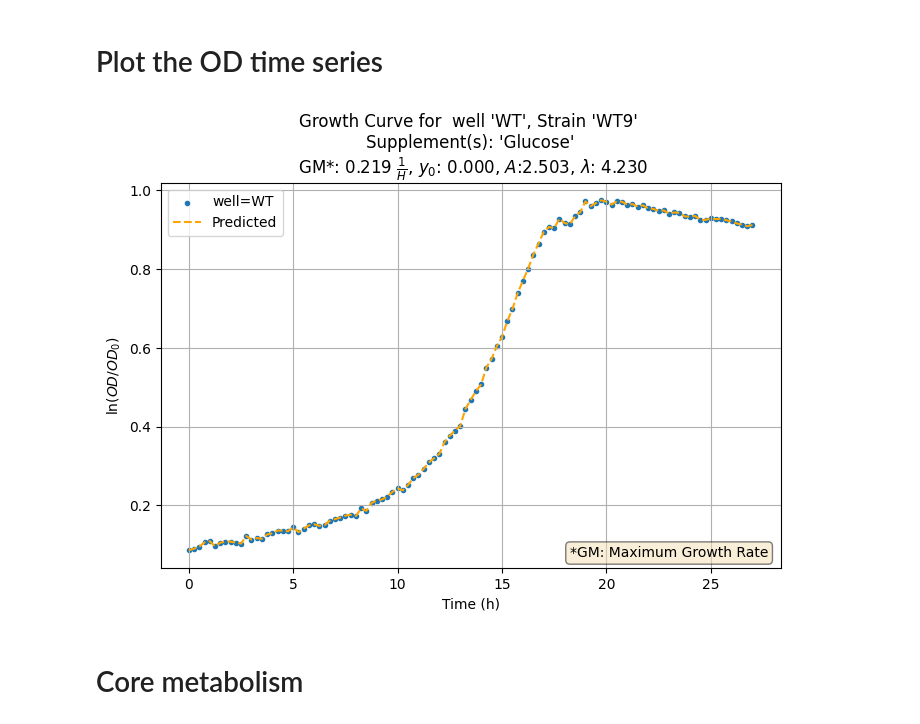
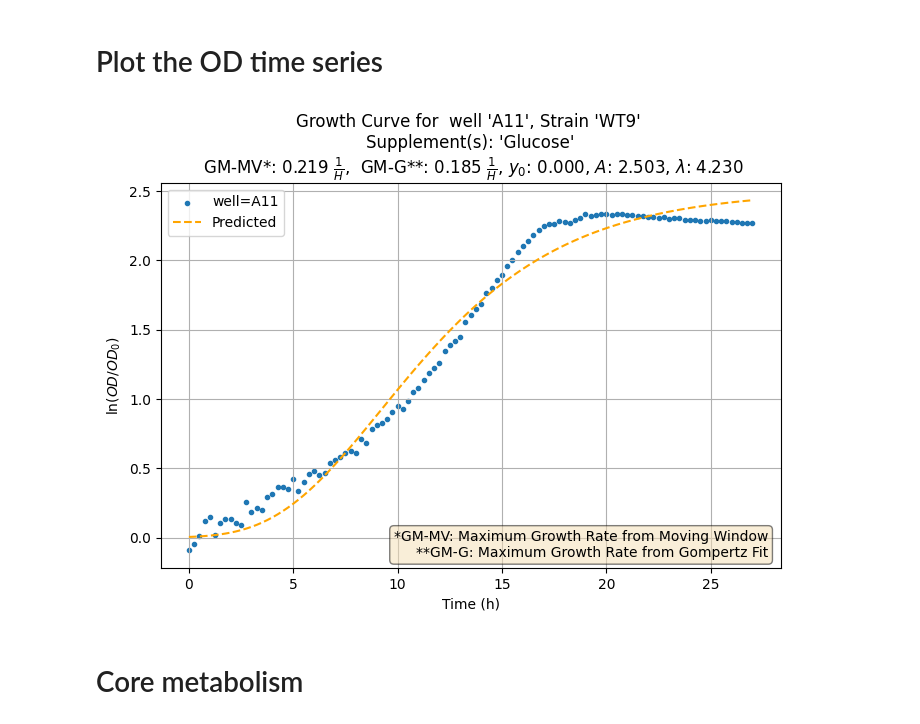
Before and after one commit to rpazuki/FBA_tools, a Jupyter notebook: Examples/FBA_on_LAB_Escher_pathways.ipynb, the cells around one changed output. Cells and saved outputs as stored; diff of their text form; code cells hidden in the pictures.

Commit message:
Update the plotting

```diff
--- a/Examples/FBA_on_LAB_Escher_pathways.ipynb
+++ b/Examples/FBA_on_LAB_Escher_pathways.ipynb
@@ -31,25 +30,23 @@ import pandas as pd
 strain = "WT"
 replication = "no_replicates"
 gr_column= "mv_mu_max"
+well_column = "well"
+
 # replication = "replicates"
 # gr_column= "mv_mu_max"
+# well_column = "wells"
 
-# replication = "post_replicates"
-# gr_column= "mv_mu_max_mean"
 # experiment = "mediabotJLF2"
-# replication = "post_replicates"
-# gr_column= "mv_mu_max_mean"
-# replication = "replicates"
-# gr_column= "mv_mu_max"
 
 (df_data,
  fixed_columns,
  medium_columns,
  supplement_columns,
- df_parsed_data) = load_fba_data(per_strain=True,
+ df_predictions) = load_fba_data(per_strain=True,
                                  replication = replication,
                                  strain=strain,
                                  #experiment=experiment,
+                                 well_column=well_column,
                                  datasource_path="H:/ROBOT_SCIENTIST/E_coli/Growth_rates/2025-10-31-27/processed"
                                 )
 
@@ -117,24 +114,23 @@ assert df_data.iloc[solution_index]["fba_status"] == 'optimal', f"Solution at in
 assert solution_index < len(df_fluxes), f"Solution index {solution_index} is out f bounds for fluxes list of length {len(df_fluxes)}."
 
 row_experiment = df_data.iloc[solution_index]["experiment"]
-row_well = df_data.iloc[solution_index]["well"]
+row_well = df_data.iloc[solution_index][well_column]
 # %% [markdown]
 # Plot the OD time series
 # %%
 from labUtils.growth_rates import plot_single_series
 
-series_data = df_parsed_data[(df_parsed_data["experiment"] == row_experiment) & (df_parsed_data["well"] == row_well)].copy()
-series_data["mu_max"] = df_data.iloc[solution_index][gr_column]
-series_data["y0"] = df_data.iloc[solution_index]["y0"]
-series_data["A"] = df_data.iloc[solution_index]["A"]
-series_data["lambda"] = df_data.iloc[solution_index]["lambda"]
+series_data = df_predictions[(df_predictions["experiment"] == row_experiment) & (df_predictions[well_column] == row_well)].copy()
+
 plot_single_series(series_data,
-                   group_keys=(strain,),
-                   pred_col='od600',
+                   group_keys=(row_well,),
+                   value_col='log_od_od0',
+                   group_cols=[well_column],
+                   standard_deviation_column='od600_std',
                    save_plot = False
                    )
 # %% [output]
-[figure, old version]
+[figure, new version]
 # %% [markdown]
 # Core metabolism
 # %%
```
Also changed, not shown: parts of 2 cells of this notebook.
